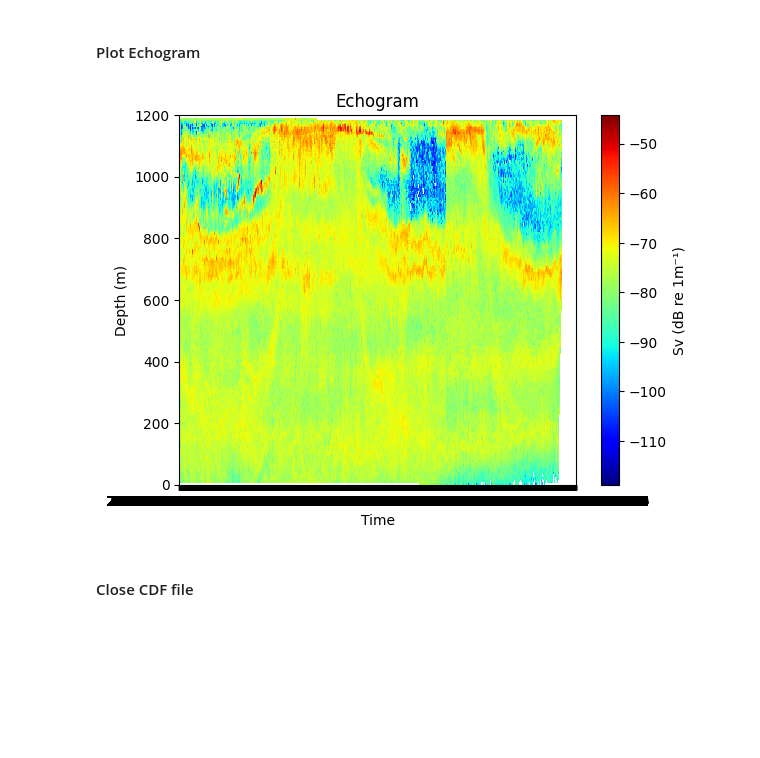
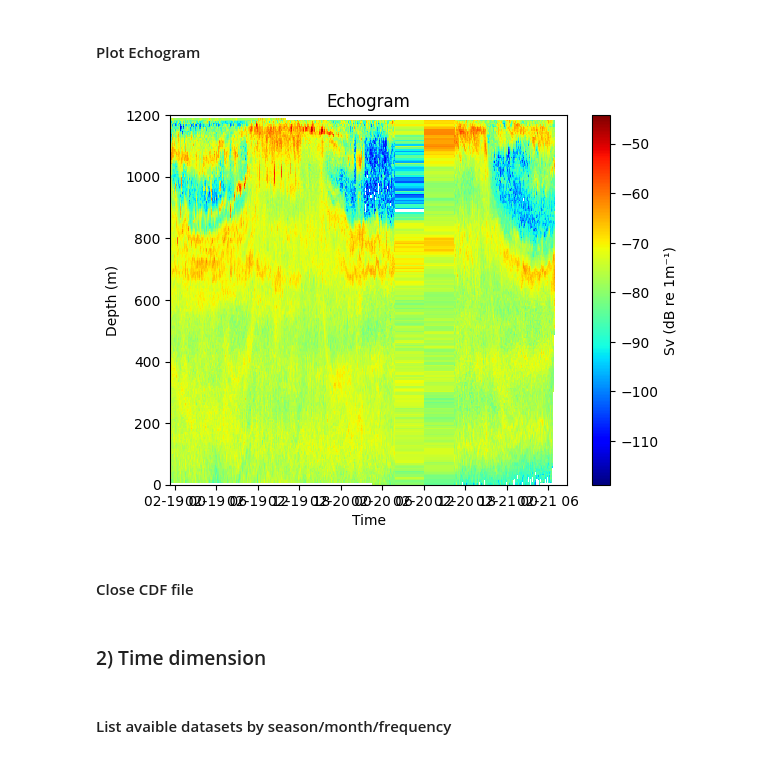
Before and after one commit to EliiseNicolas/Active-acoustic-datasets-analysis, a Jupyter notebook: src/open_netCDF.ipynb, the cells around one changed output. Drawn from its saved outputs; the diff is of its cells as text; code cells hidden in the pictures; blank space fills up the shorter version.

Commit message:
Extracted seasons and year from dataset, have to plot in order to really understand when the data was recorded (time/season)

```diff
--- a/src/open_netCDF.ipynb
+++ b/src/open_netCDF.ipynb
@@ -76,10 +56,7 @@ latitude = dataset.variables['LATITUDE'][:]
 longitude = dataset.variables['LONGITUDE'][:]
 depth = dataset.variables.get('DEPTH', dataset.variables.get('RANGE', None))[:]
 sv = dataset.variables['Sv'][:]
-# Extract TIME var
-time_var = dataset.variables['TIME'] # time since 1950-01-01 00:OO:OO UTC
-date_var = nc.num2date(time_var[:], units=time_var.units, calendar=getattr(time_var, 'calendar', 'standard')) # Convert in gregorian date format
-formatted_date = np.array([date.strftime("%Y-%m-%d %H:%M:%S") for date in date_var]) # convert in %Y-%m-%d %H:%M:%S format
+time = get_datetime(dataset)
 # %%
 # Display variables
 print("Longitude : ", longitude[0:10])
@@ -111,28 +88,32 @@ longitude :  (10860,) , latitude :  (10860,) , depth :  (240,) , sv :  (10860, 2
 # %%
 # Create figure
 plt.figure()
 
 # Select channel of sv
 channel = 0 # Channel = frequency of sonar
 sv_data = sv[:, :, channel]
 
 # Invert depth var
 depth = depth[::-1]
 
 # Plot
-plt.pcolormesh(formatted_date, depth, 10 * np.log10(sv_data.T), shading='auto', cmap='jet')
+plt.pcolormesh(time, depth, 10 * np.log10(sv_data.T), shading='auto', cmap='jet')
 
 # Labels and title
 plt.colorbar(label="Sv (dB re 1m⁻¹)")
 plt.xlabel("Time")
 plt.ylabel("Depth (m)")
 plt.title("Echogram")
 plt.show()
 
 plt.show()
 # %% [output]
-[figure, old version]
+[figure, new version]
 # %% [markdown]
 #### Close CDF file
 # %%
 dataset.close()
+# %% [markdown]
+### 2) Time dimension
+# %% [markdown]
+#### List avaible datasets by season/month/frequency
```
Also changed, not shown: parts of 8 cells of this notebook, 1 other file.
